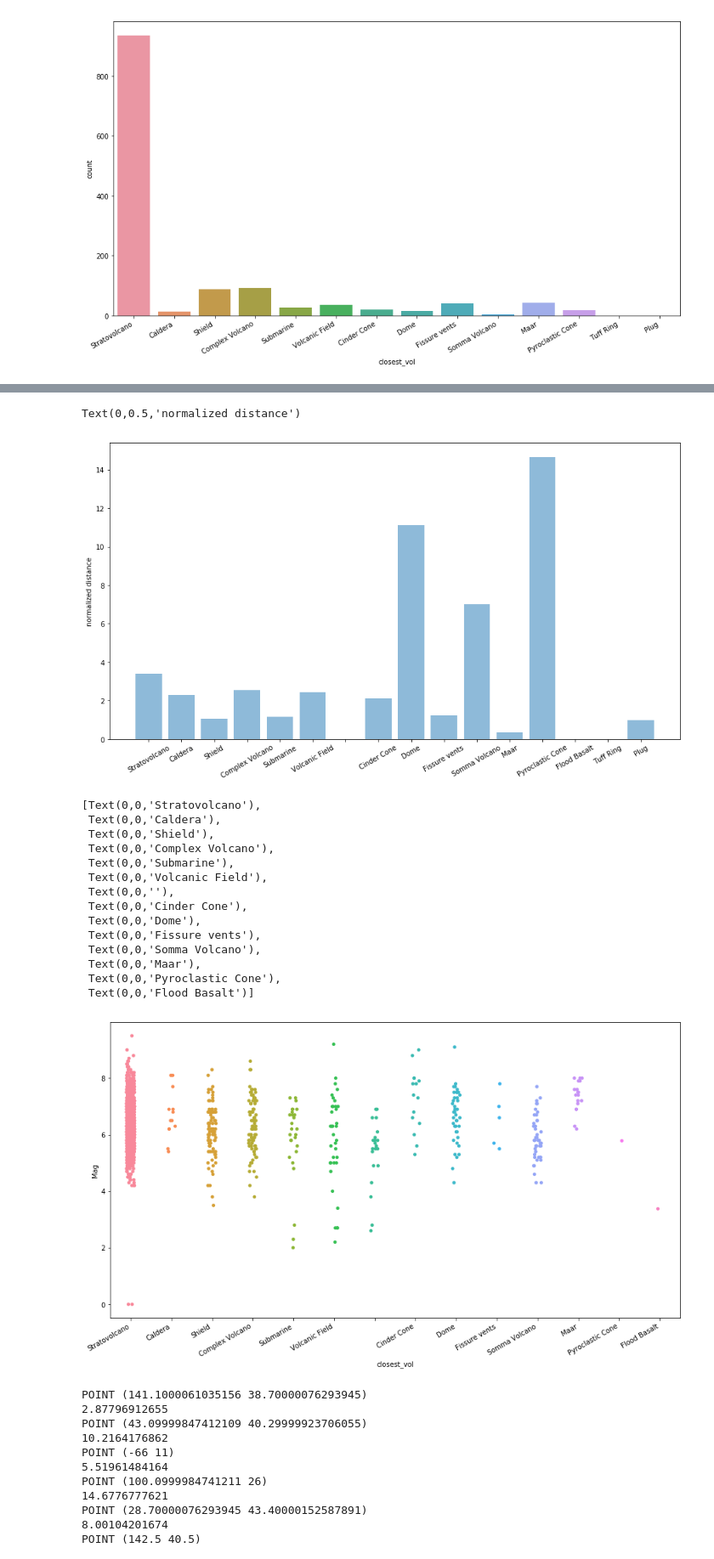
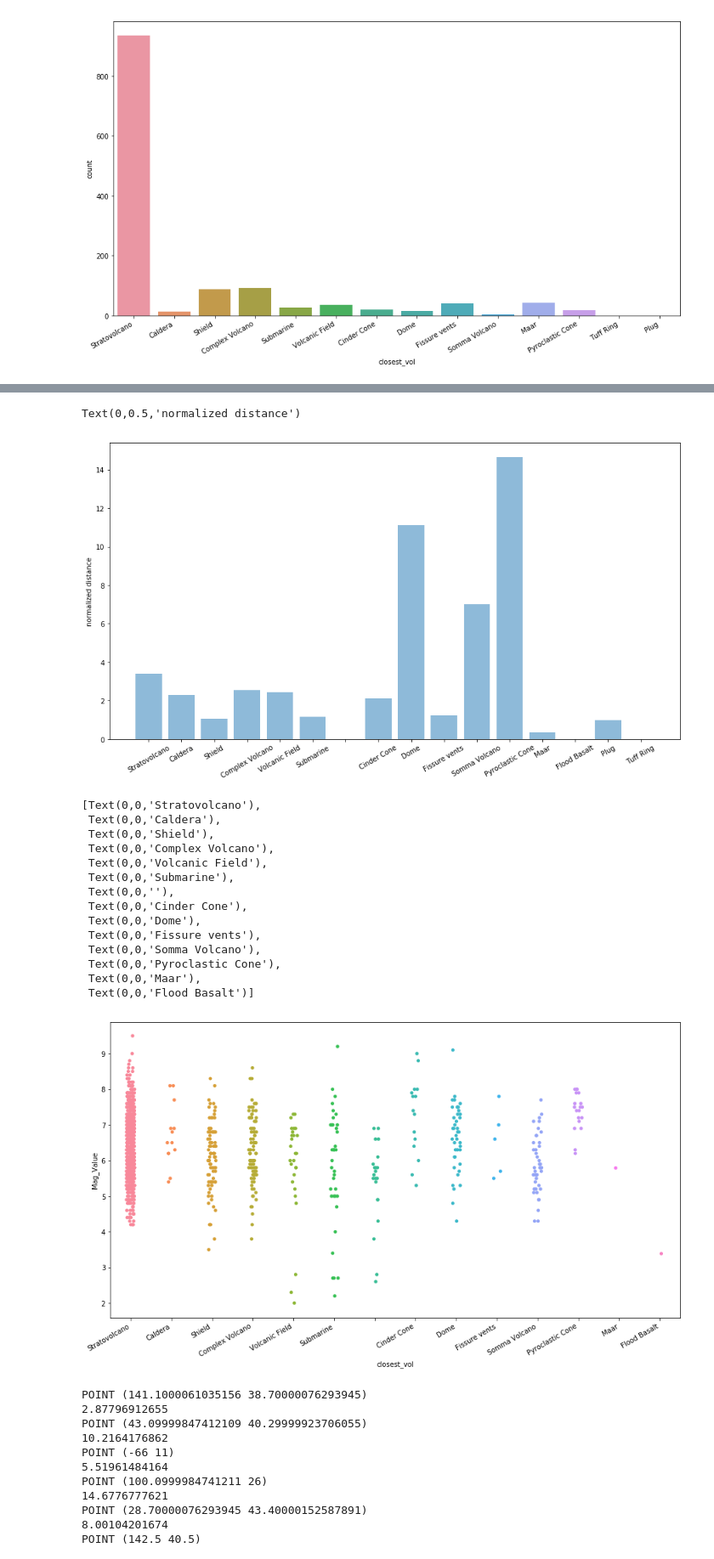
Before and after one commit to smitamisra/StrikingRobo_Earthquakes, a Jupyter notebook: Refactor1.ipynb, the cells around one changed output, grey strips where cells are left out. Shown at 85% size. Saved outputs shown, nothing was run; the diff lists cells and outputs as text; code cells hidden in the pictures.

```diff
--- a/Refactor1.ipynb
+++ b/Refactor1.ipynb
@@ -170,0 +256,2 @@ earthquakes["Max_Deaths"] = subdf.max(axis = 1)
+# %%
+earthquakes.loc[583, 'Max_Deaths'] = 255000.0
@@ -499,29 +670,29 @@ plt.xticks(y_pos, type_list, rotation=30)
 plt.ylabel('normalized distance')
 # %% [output]
 Text(0,0.5,'normalized distance')
-[figure, old version]
+[figure, new version]
 # %%
 # Strip plot showing correlations between Magnitude and the Closest Volcano
 plt.figure(figsize=(15,8))
 
-sp = sns.stripplot(x="closest_vol", y="Mag", data=quake_vol_dist, jitter=True)
+sp = sns.stripplot(x="closest_vol", y="Mag_Value", data=quake_vol_dist, jitter=True)
 sp.set_xticklabels(labels=type_list, rotation=30, ha="right")
 # %% [output]
 [Text(0,0,'Stratovolcano'),
  Text(0,0,'Caldera'),
  Text(0,0,'Shield'),
  Text(0,0,'Complex Volcano'),
+ Text(0,0,'Volcanic Field'),
  Text(0,0,'Submarine'),
- Text(0,0,'Volcanic Field'),
  Text(0,0,''),
  Text(0,0,'Cinder Cone'),
  Text(0,0,'Dome'),
  Text(0,0,'Fissure vents'),
  Text(0,0,'Somma Volcano'),
+ Text(0,0,'Pyroclastic Cone'),
  Text(0,0,'Maar'),
- Text(0,0,'Pyroclastic Cone'),
  Text(0,0,'Flood Basalt')]
-[figure, old version]
+[figure, new version]
 # %%
 # Get geometry column as series per type of plate
 plate_types = ["SUB", "CCB", "CRB", "CTF", "OCB", "OSR", "OTF"]
```
Also changed, not shown: parts of 24 cells of this notebook, 1 other file.
